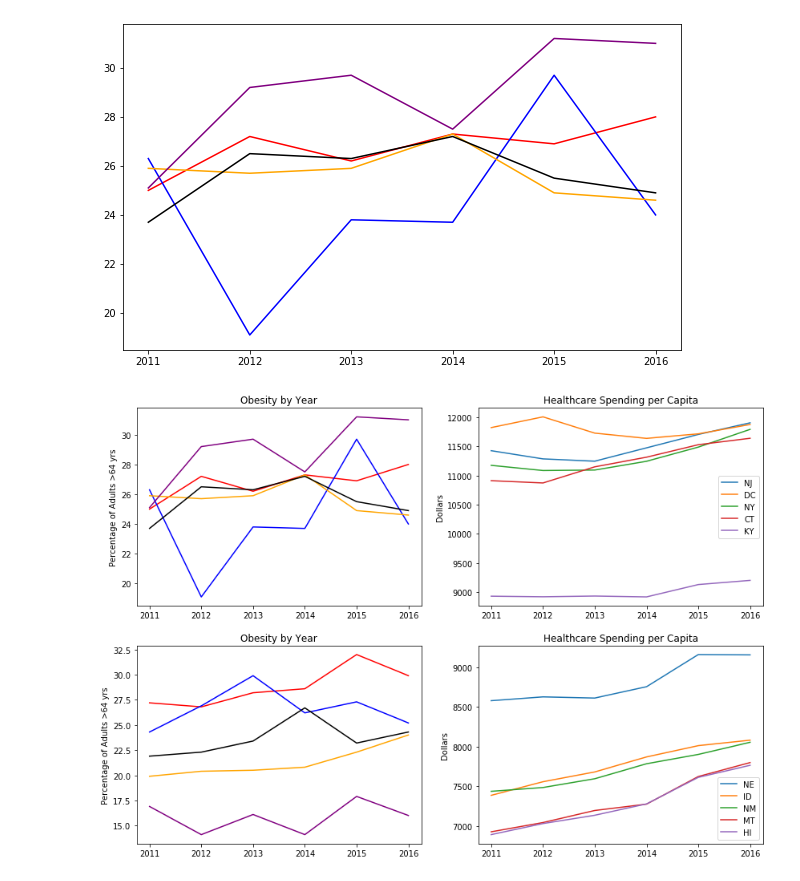
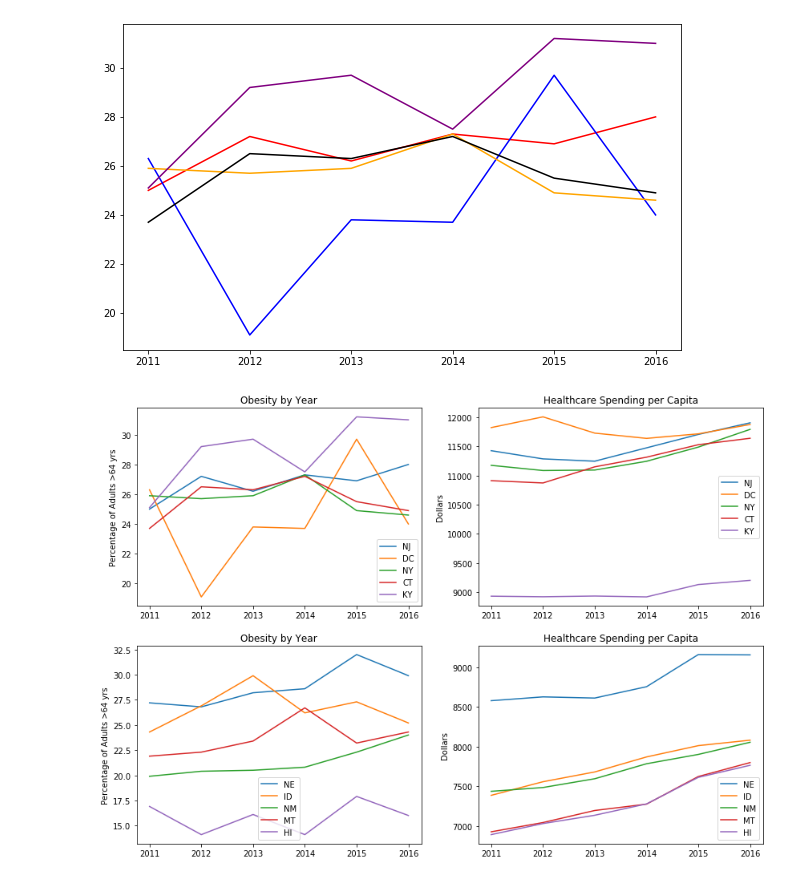
Before and after one commit to Rshn8411/project1, a Jupyter notebook: ObesityVsCost.ipynb, the cells around one changed output. Cells and saved outputs as stored; diff of their text form; code cells hidden in the pictures.

Commit message:
refactored obesity code, added legends

```diff
--- a/ObesityVsCost.ipynb
+++ b/ObesityVsCost.ipynb
@@ -112,42 +186,36 @@ plt.plot(ky_group["Year"],ky_group["Percent Adults"], color="purple")
 # %%
 #setup figure
 fig1 = plt.figure(figsize = (14,10))
 axes1 = fig1.add_subplot(2,2,1)
 axes2 = fig1.add_subplot(2,2,2)
 axes3 = fig1.add_subplot(2,2,3)
 axes4 = fig1.add_subplot(2,2,4)
 
 #plotting for first axes (box 1)
-axes1.plot(nj_group["Year"],nj_group["Percent Adults"], color="red")
-axes1.plot(dc_group["Year"],dc_group["Percent Adults"], color="blue")
-axes1.plot(ny_group["Year"],ny_group["Percent Adults"], color="orange")
-axes1.plot(ct_group["Year"],ct_group["Percent Adults"], color="black")
-axes1.plot(ky_group["Year"],ky_group["Percent Adults"], color="purple")
+axes1.plot(merged_eastern)
+axes1.legend(merged_eastern.columns)
 axes1.set_ylabel("Percentage of Adults >64 yrs")
 axes1.set_title("Obesity by Year")
 
 #plotting for second axes (box 2)
 axes2.plot(eastern_states_cost)
 axes2.legend(eastern_states_cost.columns)
 axes2.set_ylabel("Dollars")
 axes2.set_title("Healthcare Spending per Capita")
 #plt.show()
 
 #plotting for third axes (box 3)
-axes3.plot(ne_group["Year"],ne_group["Percent Adults"], color="red")
-axes3.plot(id_group["Year"],id_group["Percent Adults"], color="blue")
-axes3.plot(nm_group["Year"],nm_group["Percent Adults"], color="orange")
-axes3.plot(mt_group["Year"],mt_group["Percent Adults"], color="black")
-axes3.plot(hi_group["Year"],hi_group["Percent Adults"], color="purple")
+axes3.plot(merged_western)
+axes3.legend(merged_western.columns)
 axes3.set_ylabel("Percentage of Adults >64 yrs")
 axes3.set_title("Obesity by Year")
 
 #plotting for fourth axes (box 4)
 axes4.plot(western_states_cost)
 axes4.legend(western_states_cost.columns)
 axes4.set_ylabel("Dollars")
 axes4.set_title("Healthcare Spending per Capita")
 
-fig1.savefig('Obesity_vs_costpercap.png')
+fig1.savefig('Images/Obesity_vs_costpercap.png')
 # %% [output]
-[figure, old version]
+[figure, new version]
```
Also changed, not shown: parts of 6 cells of this notebook, 1 other file.
